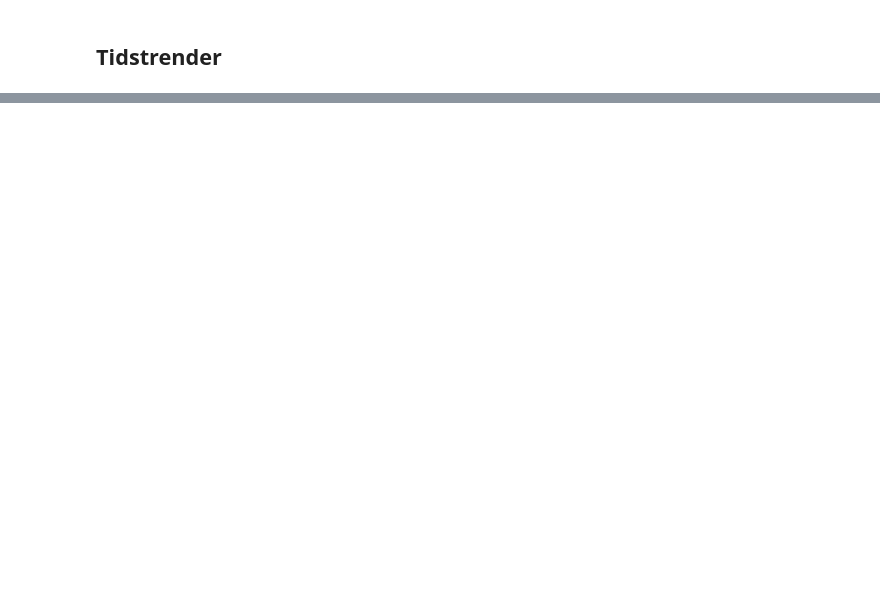
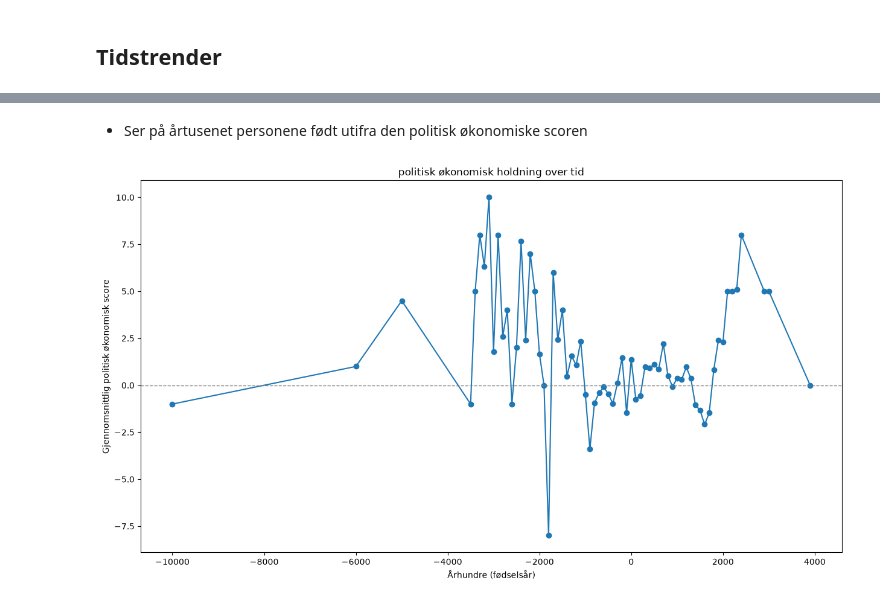
Before and after one commit to Petteroli/INF161-prosjekt, a Jupyter notebook: Prosjekt_inf161.ipynb, the cells around one changed output, grey strips where cells are left out. Cells and saved outputs as stored; diff of their text form; code cells hidden in the pictures; blank space fills up the shorter version.

```diff
--- a/Prosjekt_inf161.ipynb
+++ b/Prosjekt_inf161.ipynb
@@ -355,0 +437,11 @@ Her følger modellen også de samme steriotypene, military og politics og rule e
+# %%
+train['century'] = (train['born'] // 100) * 100
+
+trend = train.groupby('century')['pc_soc'].mean()
+
+trend.plot(marker='o', figsize=(15,8))
+plt.axhline(0, color='gray', linestyle='--', linewidth=1)
+plt.xlabel('Århundre (fødselsår)')
+plt.ylabel('Gjennomsnittlig sosial score')
+plt.title('Sosial holdning over tid')
+plt.show()
@@ -355,0 +458,15 @@ Her følger modellen også de samme steriotypene, military og politics og rule e
+# %% [markdown]
+- Ser på årtusenet personene født utifra den politisk økonomiske scoren
+# %%
+train['century'] = (train['born'] // 100) * 100
+
+trend = train.groupby('century')['pc_econ'].mean()
+
+trend.plot(marker='o', figsize=(15,8))
+plt.axhline(0, color='gray', linestyle='--', linewidth=1)
+plt.xlabel('Århundre (fødselsår)')
+plt.ylabel('Gjennomsnittlig politisk økonomisk score')
+plt.title('politisk økonomisk holdning over tid')
+plt.show()
+# %% [output]
+[figure, added]
```
Also changed, not shown: parts of 27 cells of this notebook, 1 other file.
